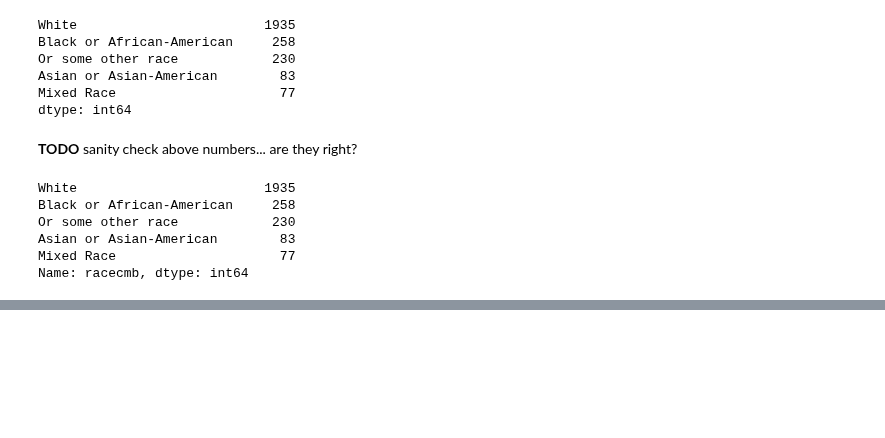
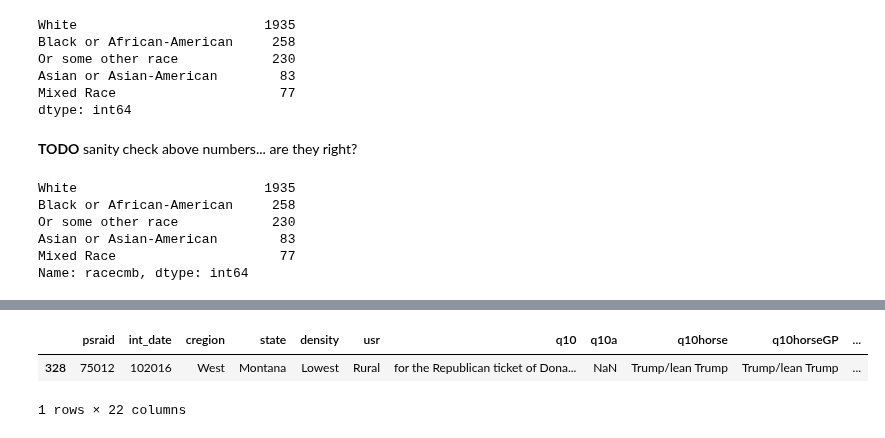
Before and after one commit to aenfield/Data512, a Jupyter notebook: project/Project.ipynb, the cells around one changed output, grey strips where cells are left out. Cells and saved outputs as stored; diff of their text form; code cells hidden in the pictures; blank space fills up the shorter version.

```diff
--- a/project/Project.ipynb
+++ b/project/Project.ipynb
@@ -172,0 +175,28 @@ Name: racecmb, dtype: int64
+# %%
+fields_to_keep = [
+    'psraid',
+    'int_date',
+    'cregion',
+    'state',
+    'density',
+    'usr',
+    'q10',
+    'q10a',
+    'q10horse',
+    'q10horseGP',
+    'plan1',
+    'early1',
+    'plan2',
+    'sex',
+    'age',
+    'gen5',
+    'educ2',
+    'income',
+    'regfinal',
+    'cellweight',
+    'weight',
+    'racecmb'
+]
+# %%
+d = d[fields_to_keep]
+d.shape
@@ -172,0 +259,6 @@ Name: racecmb, dtype: int64
+# %%
+d[d['state'] == 'Montana']
+# %% [output]
+|  | psraid | int_date | cregion | state | density | usr | q10 | q10a | q10horse | q10horseGP | ... |
+| 328 | 75012 | 102016 | West | Montana | Lowest | Rural | for the Republican ticket of Dona... | NaN | Trump/lean Trump | Trump/lean Trump | ... |
+1 rows × 22 columns
```
Also changed, not shown: parts of 14 cells of this notebook, 1 other file.
